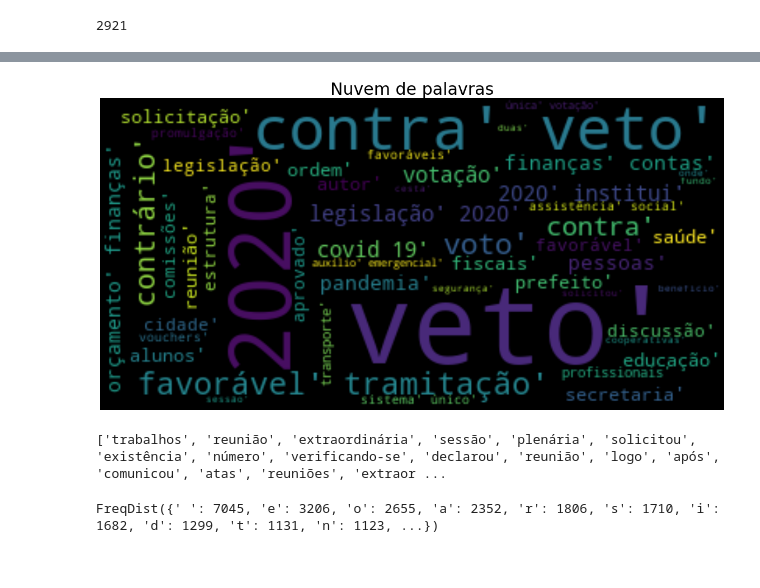
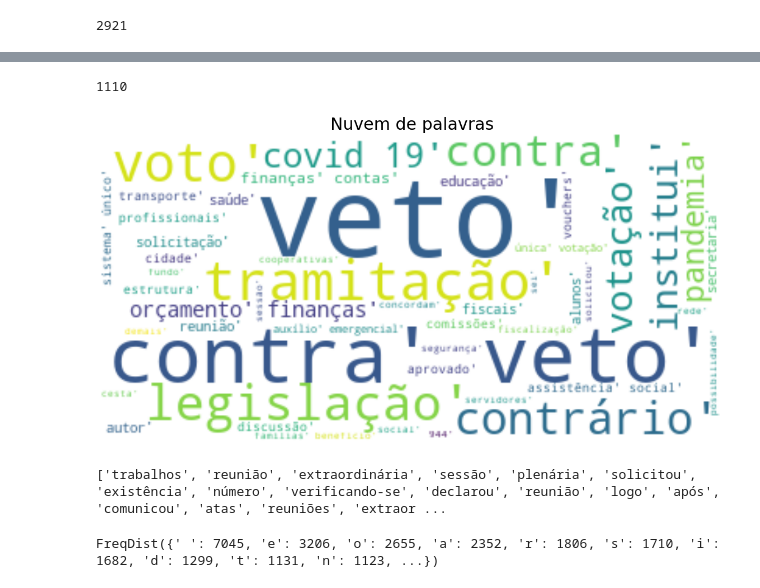
Before and after one commit to MichelAngelo7/NovaLima, a Jupyter notebook: Nuvem de palavras/NuvemDePalavrasPdfMiner.ipynb, the cells around one changed output, grey strips where cells are left out. Saved outputs shown, nothing was run; the diff lists cells and outputs as text; code cells hidden in the pictures.

```diff
--- a/Nuvem de palavras/NuvemDePalavrasPdfMiner.ipynb
+++ b/Nuvem de palavras/NuvemDePalavrasPdfMiner.ipynb
@@ -52,7 +53,11 @@ show_wordcloud(text,  'Nuvem de palavras')
 # %%
 #word_tokenize(text)
+# %%
+tokenizer_projetos = RegexpTokenizer('\d*.\d*d*/\d*')
+numero_projetos = tokenizer_projetos.tokenize(text)
 # %%
 tokens = word_tokenize(text)
+
 
 pontuacao = [
              '(',
@@ -101,7 +106,10 @@ stop_words_custom = ['vereador', 'vereadores', '2020', 2020,
                      'boi',
                      'silvânio aguiar silva', 'silvânio', 'aguiar', 'silva',
                      'tiago tito', 'tiago','tito',
-                     'wesley de jesus silva','wesley','jesus', 'silva',
+                     'wesley de jesus silva',
+                     'wesley',
+                     'jesus',
+                     'silva',
                      'senhor',
                      'lei',
                      'presidente',
@@ -118,6 +126,7 @@ stop_words_custom = ['vereador', 'vereadores', '2020', 2020,
                      'dias',
                      'horas',
                      'minutos',
+                     'duas',
                      'um','dois','três','quatro','cinco','seis', 'dez','quinze', 'dezesseis','dezoito','dezenove',  'vinte','trinta',
 
                       'janeiro', 'fevereiro', 'março','abril','junho','julho','agosto','setembro', 'outubro','novembro','desembro',
@@ -236,6 +245,14 @@ stop_words_custom = ['vereador', 'vereadores', '2020', 2020,
                      'acho',
                      'público',
                      'pública',
+                     'onde',
+                     'prefeito',
+                     'promulgação',
+                     'pessoas',
+                     'favoráveis',
+                     'favorável',
+                     'ordem',
+                     'indo'
 
                     ]
 
@@ -260,7 +277,7 @@ print(len(resultado2))
 # %% [output]
 2921
 # %%
-resultado3 = [resultado2 for resultado2 in resultado2 if resultado2 not in stop_words_custom]
+resultado3 = [resultado2 for resultado2 in resultado2 if resultado2 not in numero_projetos]
 # %%
 print(len(resultado3))
 # %% [output]
@@ -267,0 +285,6 @@ print(len(resultado3))
+# %%
+resultado4 = [resultado3 for resultado3 in resultado3 if resultado3 not in stop_words_custom]
+# %%
+print(len(resultado4))
+# %% [output]
+1110
@@ -268,16 +305,16 @@ print(len(resultado3))
 # %%
 def show_wordcloud(data, title = None):
-    wordcloud = WordCloud(background_color = 'black', max_words = 50, max_font_size=70).generate(str(data))
+    wordcloud = WordCloud(background_color = 'white', max_words = 50, max_font_size=70).generate(str(data))
     fig = plt.figure(1, figsize=(20,20))
     plt.axis('off')
     plt.title(title, size = 30)
     plt.imshow(wordcloud, interpolation='bilinear')
     plt.show()
     print(data)
 
-show_wordcloud(resultado3,  'Nuvem de palavras')
+show_wordcloud(resultado4,  'Nuvem de palavras')
 # %% [output]
-[figure, old version]
+[figure, new version]
 ['trabalhos', 'reunião', 'extraordinária', 'sessão', 'plenária', 'solicitou', 'existência', 'número', 'verificando-se', 'declarou', 'reunião', 'logo', 'após', 'comunicou', 'atas', 'reuniões', 'extraor ...
 # %%
 fd = FreqDist(text)
```
Also changed, not shown: parts of 10 cells of this notebook.
